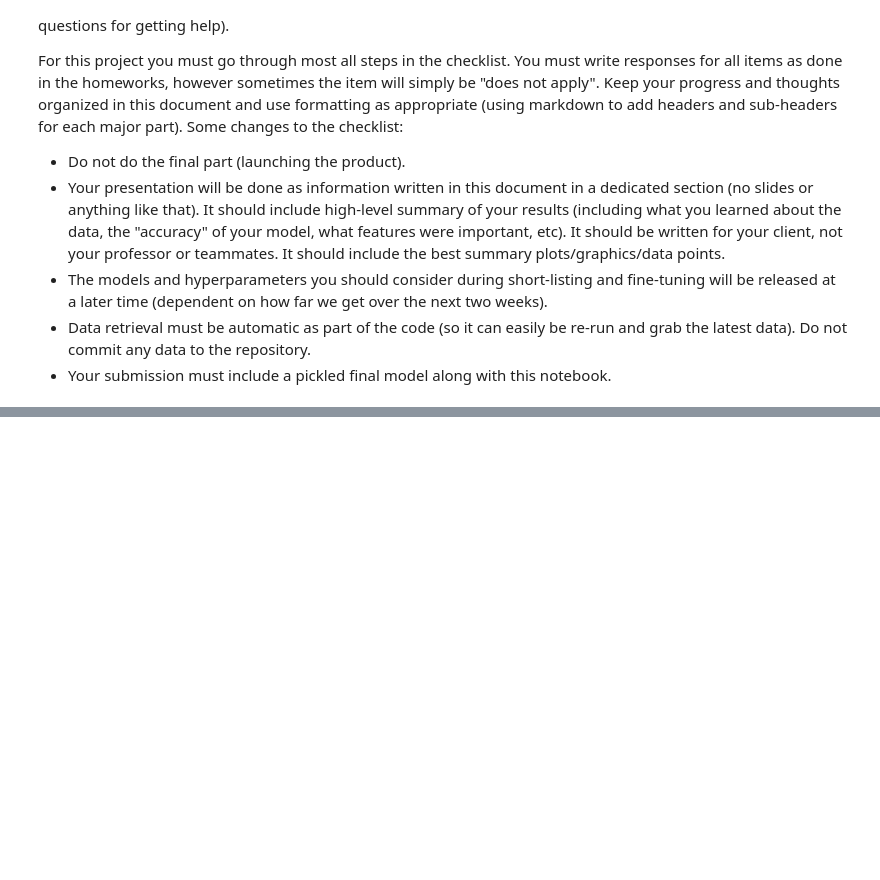
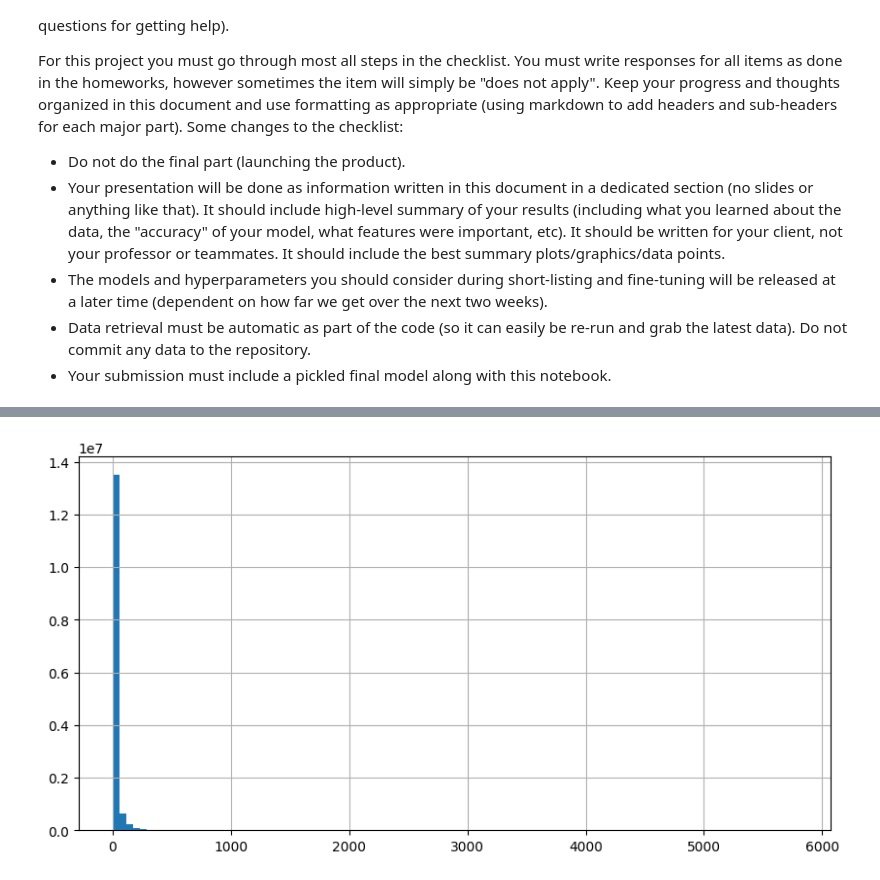
Before and after one commit to Dbad0210/NeuralProject1, a Jupyter notebook: Delayed.ipynb, the cells around one changed output, grey strips where cells are left out. Drawn from its saved outputs; the diff is of its cells as text; code cells hidden in the pictures; blank space fills up the shorter version.

Commit message:
Started exploring data and framed the problem and cleaned the data to make it easier

```diff
--- a/Delayed.ipynb
+++ b/Delayed.ipynb
@@ -12,0 +56,10 @@ For this project you must go through most all steps in the checklist. You must w
+# %%
+data = pd.read_csv('cleaned_data.csv')
+# %%
+def split_data(data):
+    """
+    Split the data into a training and testing set
+    """
+    return train_test_split(data, test_size=0.1, random_state=42)
+
+train_set, test_set = split_data(data)
@@ -12,0 +70,8 @@ For this project you must go through most all steps in the checklist. You must w
+# %%
+# This will rename or variable to make things easier while also freeing up memory by deleting the original data
+# The original is still available on disk (so we are indeed working with a copy already)
+if 'train_set' in locals():
+    data = train_set
+    del train_set, test_set # to free up memory
+else:
+    data = pd.read_parquet('train_set.parquet')
@@ -12,0 +124,5 @@ For this project you must go through most all steps in the checklist. You must w
+# %%
+data['ArrDelayMinutes'].hist(bins=100, figsize=(10, 5))
+plt.show()
+# %% [output]
+[figure, added]
```
Also changed, not shown: parts of 57 cells of this notebook, 1 other file.
